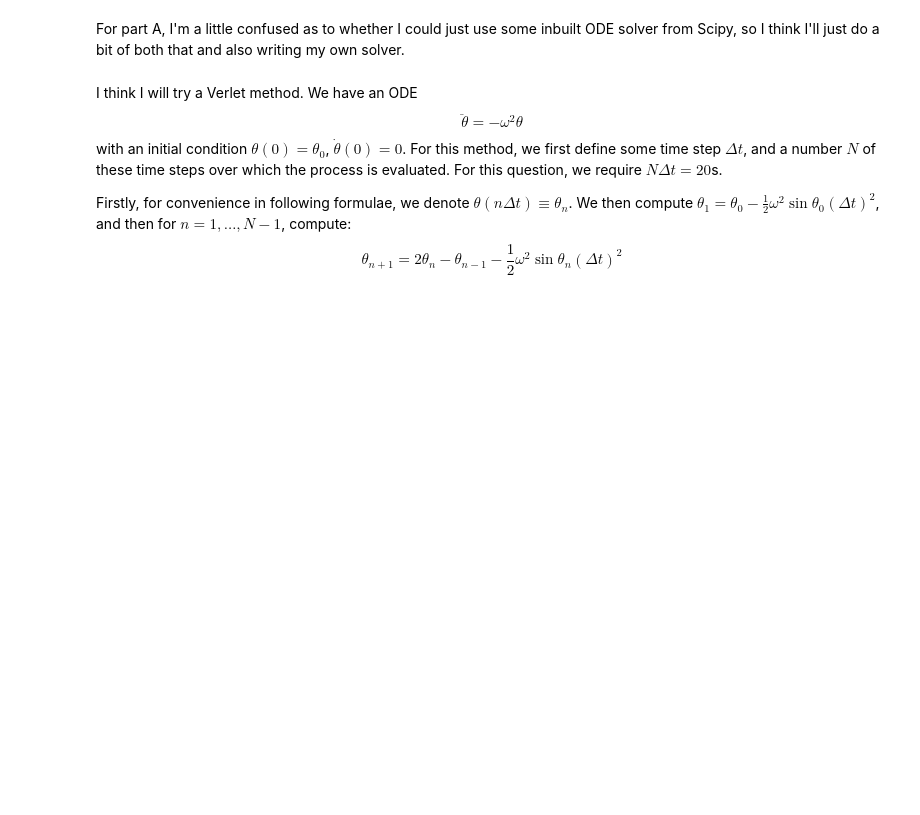
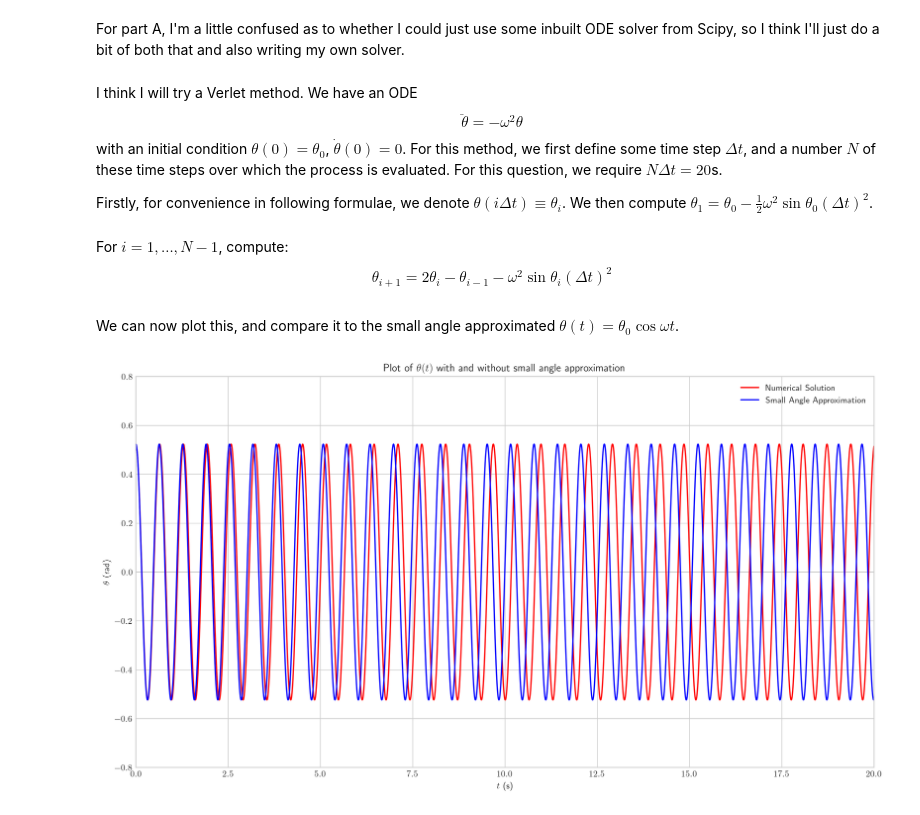
Before and after one commit to jhudda/mech-sheet, a Jupyter notebook: q1.ipynb, the cells around one changed output. Cells and saved outputs as stored; diff of their text form; code cells hidden in the pictures; blank space fills up the shorter version.

```diff
--- a/q1.ipynb
+++ b/q1.ipynb
@@ -14,19 +16,46 @@ For part A, I'm a little confused as to whether I could just use some inbuilt OD
 # Part A
 l = 0.1
 g = 9.8
-omega = np.sqrt(g / l)
+omega2 = g/l
 theta_0 = 30 * np.pi / 180 # Converted to radians
 # %% [markdown]
 I think I will try a Verlet method. We have an ODE
 $$\ddot{\theta} = -\omega^2 \theta$$
 with an initial condition $\theta(0) = \theta_0$, $\dot{\theta}(0) = 0$. For this method, we first define some time step $\Delta t$, and a number $N$ of these time steps over which the process is evaluated. For this question, we require $N \Delta t = 20$s.
 
-Firstly, for convenience in following formulae, we denote $\theta(n \Delta t) \equiv \theta_n$.
-We then compute $\theta_1 = \theta_0 - \frac{1}{2}\omega^2 \sin \theta_0 (\Delta t)^2$, and then for $n = 1, \dots, N - 1$, compute:
-$$\theta_{n+1} = 2 \theta_n - \theta_{n-1} - \frac{1}{2}\omega^2 \sin \theta_n (\Delta t)^2$$
+Firstly, for convenience in following formulae, we denote $\theta(i \Delta t) \equiv \theta_i$.
+We then compute $\theta_1 = \theta_0 - \frac{1}{2}\omega^2 \sin \theta_0 (\Delta t)^2$.
 # %%
-# Create a vector of times
-N = 100 # Number of times iterated over
-t = np.linspace(0, 20, N)
-delta_t = t[1] - t[0]
-theta = np.zeros(1, )
+N = 100000 # Number of times iterated over
+t = np.linspace(0, 20, N) # Vector of time values at which theta is evaluated
+delta_t = t[1] - t[0] # time interval - constant over time vector
+theta = np.zeros(N) # empty vector of theta
+
+# 1st, second values of theta
+theta[0] = theta_0
+theta[1] = theta[0] - omega2 * np.sin(theta[0]) * (delta_t ** 2) / 2
+# %% [markdown]
+For $i = 1, \dots, N - 1$, compute:
+$$\theta_{i+1} = 2 \theta_i - \theta_{i-1} - \omega^2 \sin \theta_i (\Delta t)^2$$
+# %%
+# Iterate over all subsequent times
+for i in range(1, N - 1):
+    theta[i + 1] = 2 * theta[i] - theta[i - 1] - omega2 * np.sin(theta[i]) * (delta_t ** 2)
+# %% [markdown]
+We can now plot this, and compare it to the small angle approximated $\theta(t) = \theta_0 \cos \omega t$.
+# %%
+# Setting a couple of plot parameters
+plt.figure(figsize=(15, 8), dpi=300)
+plt.xlim(0, 20)
+plt.xlabel('$t$ (s)')
+plt.ylim(-0.8, 0.8)
+plt.ylabel('$\\theta$ (rad)')
+plt.title('Plot of $\\theta(t)$ with and without small angle approximation')
+
+
+plt.plot(t, theta, label='Numerical Solution', color='r')
+plt.plot(t, theta_0 * np.cos(np.sqrt(omega2) * t), label='Small Angle Approximation', color='b')
+plt.legend()
+plt.show()
+# %% [output]
+[figure, added]
```
Also changed, not shown: parts of 7 cells of this notebook.
